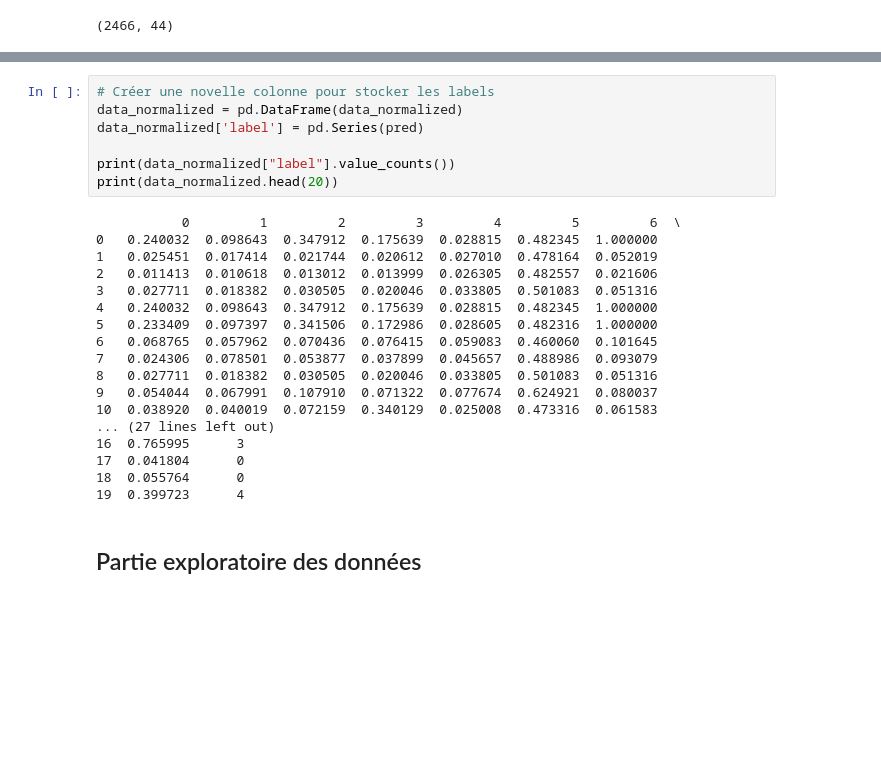
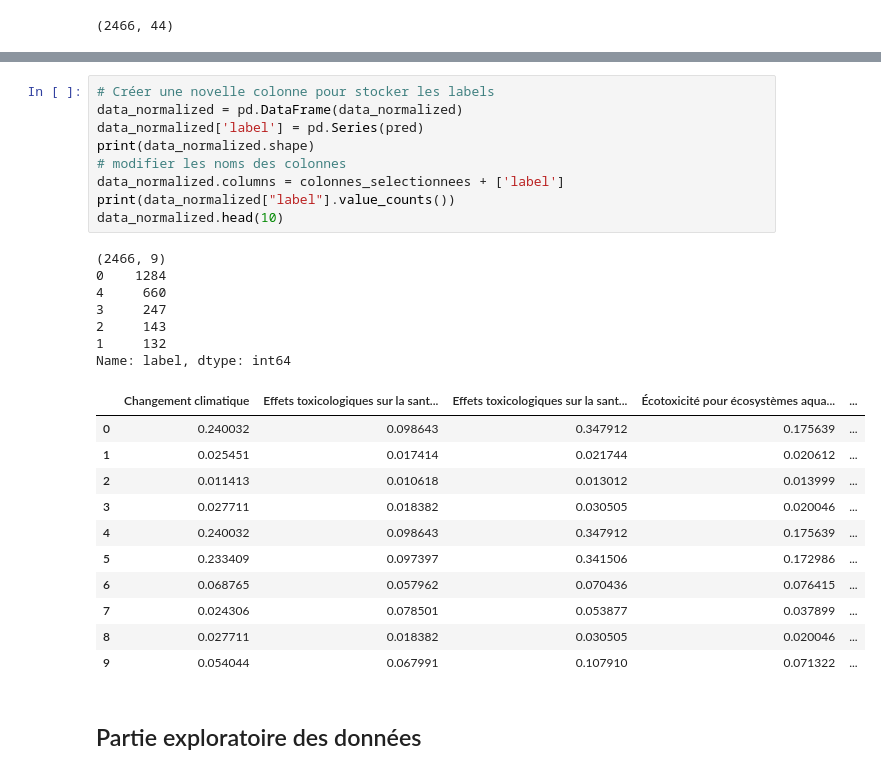
Before and after one commit to ZHANGzhile/DALAS, a Jupyter notebook: projet/Projet-idee.ipynb, the cells around one changed output, grey strips where cells are left out. Saved outputs shown, nothing was run; the diff lists cells and outputs as text; blank space fills up the shorter version.

```diff
--- a/projet/Projet-idee.ipynb
+++ b/projet/Projet-idee.ipynb
@@ -202,28 +210,31 @@ plt.show()
 # %%
 # Créer une novelle colonne pour stocker les labels
 data_normalized = pd.DataFrame(data_normalized)
 data_normalized['label'] = pd.Series(pred)
-
+print(data_normalized.shape)
+# modifier les noms des colonnes
+data_normalized.columns = colonnes_selectionnees + ['label']
 print(data_normalized["label"].value_counts())
-print(data_normalized.head(20))
+data_normalized.head(10)
 # %% [output]
-           0         1         2         3         4         5         6  \
-0   0.240032  0.098643  0.347912  0.175639  0.028815  0.482345  1.000000
-1   0.025451  0.017414  0.021744  0.020612  0.027010  0.478164  0.052019
-2   0.011413  0.010618  0.013012  0.013999  0.026305  0.482557  0.021606
-3   0.027711  0.018382  0.030505  0.020046  0.033805  0.501083  0.051316
-4   0.240032  0.098643  0.347912  0.175639  0.028815  0.482345  1.000000
-5   0.233409  0.097397  0.341506  0.172986  0.028605  0.482316  1.000000
-6   0.068765  0.057962  0.070436  0.076415  0.059083  0.460060  0.101645
-7   0.024306  0.078501  0.053877  0.037899  0.045657  0.488986  0.093079
-8   0.027711  0.018382  0.030505  0.020046  0.033805  0.501083  0.051316
-9   0.054044  0.067991  0.107910  0.071322  0.077674  0.624921  0.080037
-10  0.038920  0.040019  0.072159  0.340129  0.025008  0.473316  0.061583
-... (27 lines left out)
-16  0.765995      3
-17  0.041804      0
-18  0.055764      0
-19  0.399723      4
+(2466, 9)
+0    1284
+4     660
+3     247
+2     143
+1     132
+Name: label, dtype: int64
+|  | Changement climatique | Effets toxicologiques sur la sant... | Effets toxicologiques sur la sant... | Écotoxicité pour écosystèmes aqua... | ... |
+| 0 | 0.240032 | 0.098643 | 0.347912 | 0.175639 | ... |
+| 1 | 0.025451 | 0.017414 | 0.021744 | 0.020612 | ... |
+| 2 | 0.011413 | 0.010618 | 0.013012 | 0.013999 | ... |
+| 3 | 0.027711 | 0.018382 | 0.030505 | 0.020046 | ... |
+| 4 | 0.240032 | 0.098643 | 0.347912 | 0.175639 | ... |
+| 5 | 0.233409 | 0.097397 | 0.341506 | 0.172986 | ... |
+| 6 | 0.068765 | 0.057962 | 0.070436 | 0.076415 | ... |
+| 7 | 0.024306 | 0.078501 | 0.053877 | 0.037899 | ... |
+| 8 | 0.027711 | 0.018382 | 0.030505 | 0.020046 | ... |
+| 9 | 0.054044 | 0.067991 | 0.107910 | 0.071322 | ... |
 # %% [markdown]
 ## Partie exploratoire des données
 # %%
```
Also changed, not shown: parts of 4 cells of this notebook.
